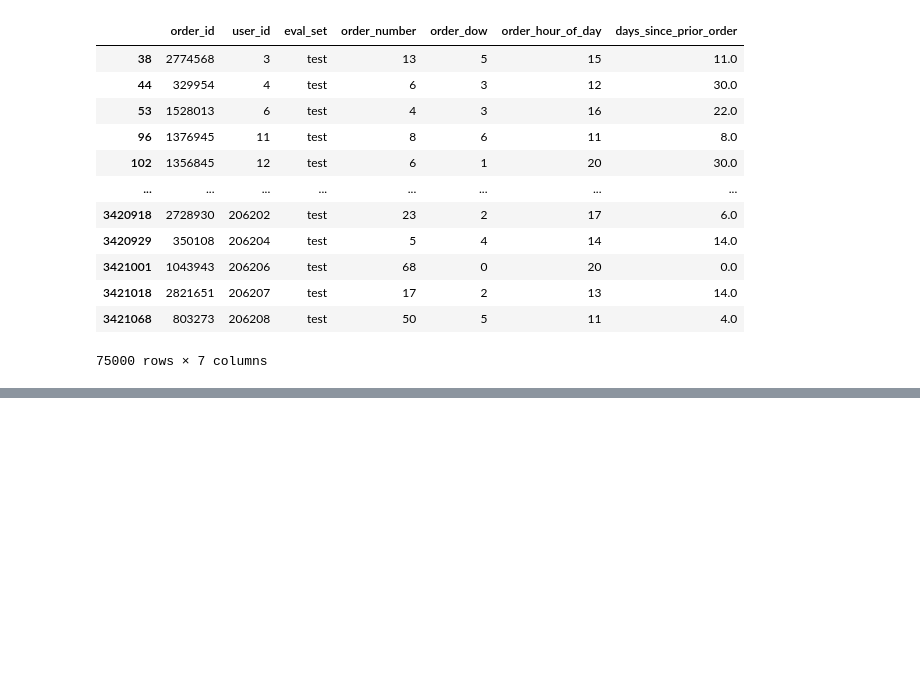
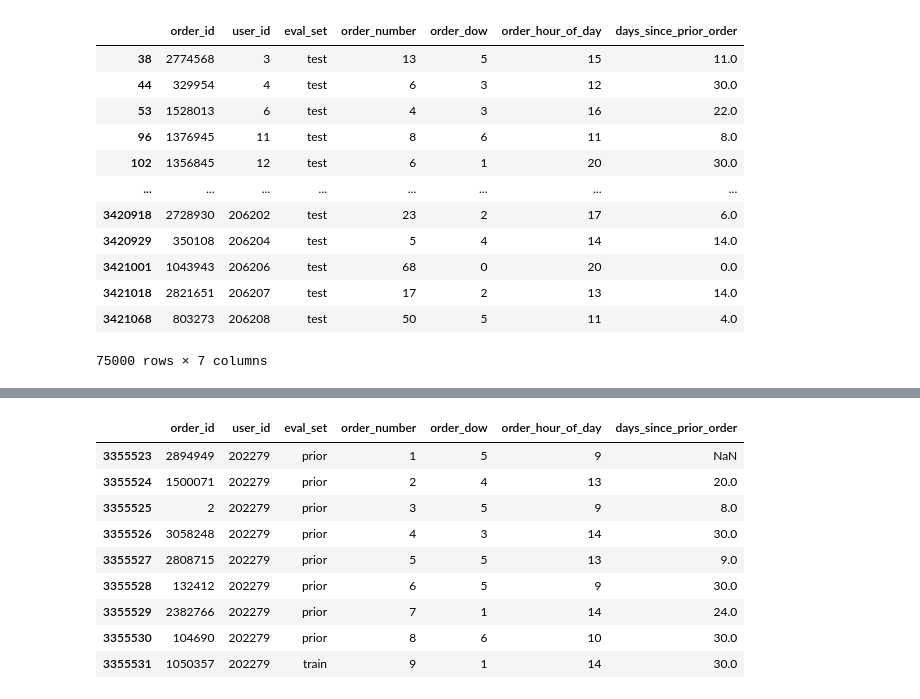
Before and after one commit to henryshin15/Capstone-Instacart, a Jupyter notebook: Main Notebook.ipynb, the cells around one changed output, grey strips where cells are left out. Saved outputs shown, nothing was run; the diff lists cells and outputs as text; code cells hidden in the pictures; blank space fills up the shorter version.

```diff
--- a/Main Notebook.ipynb
+++ b/Main Notebook.ipynb
@@ -462,0 +510,16 @@ orders_test
+# %%
+# NOTE: Need to be sure not to think order_id is chronological, user_id 202279's third order was actually
+# order number 2.
+
+orders[orders.user_id == 202279]
+# %% [output]
+|  | order_id | user_id | eval_set | order_number | order_dow | order_hour_of_day | days_since_prior_order |
+| 3355523 | 2894949 | 202279 | prior | 1 | 5 | 9 | NaN |
+| 3355524 | 1500071 | 202279 | prior | 2 | 4 | 13 | 20.0 |
+| 3355525 | 2 | 202279 | prior | 3 | 5 | 9 | 8.0 |
+| 3355526 | 3058248 | 202279 | prior | 4 | 3 | 14 | 30.0 |
+| 3355527 | 2808715 | 202279 | prior | 5 | 5 | 13 | 9.0 |
+| 3355528 | 132412 | 202279 | prior | 6 | 5 | 9 | 30.0 |
+| 3355529 | 2382766 | 202279 | prior | 7 | 1 | 14 | 24.0 |
+| 3355530 | 104690 | 202279 | prior | 8 | 6 | 10 | 30.0 |
+| 3355531 | 1050357 | 202279 | train | 9 | 1 | 14 | 30.0 |
```
Also changed, not shown: parts of 26 cells of this notebook.
